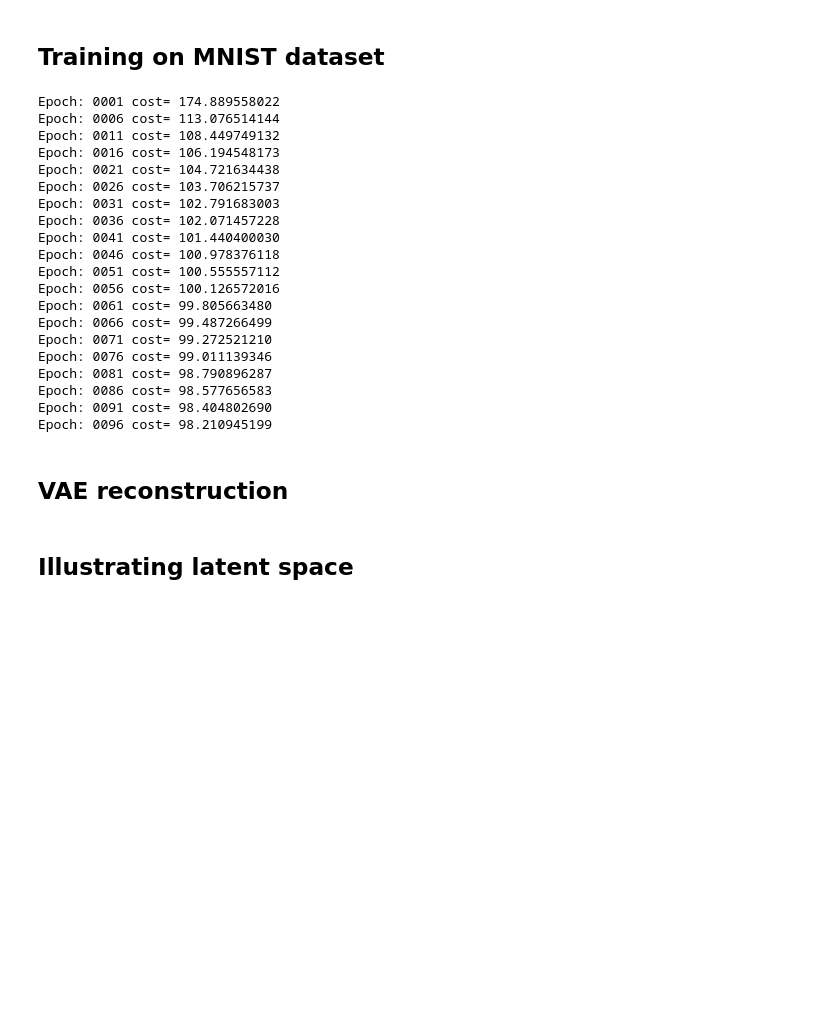
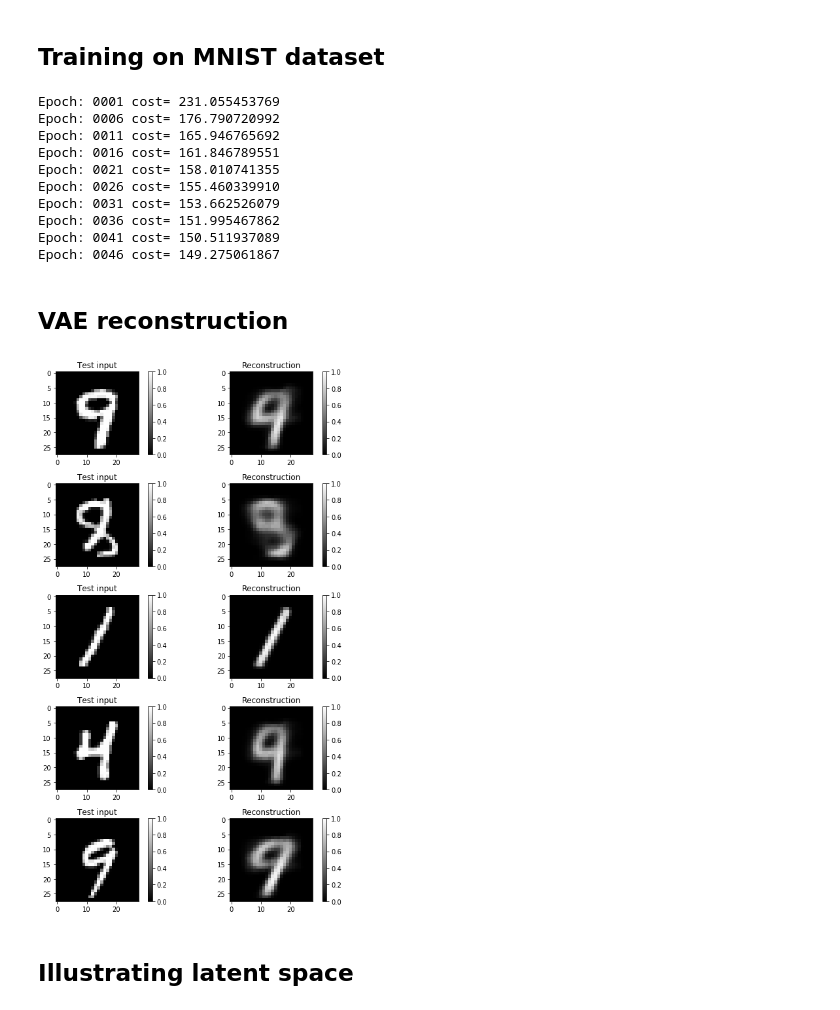
Before and after one commit to Logan-Lin/ELAINE-tensorflow, a Jupyter notebook: ELAINE.ipynb, the cells around one changed output. Drawn from its saved outputs; the diff is of its cells as text; code cells hidden in the pictures; blank space fills up the shorter version.

```diff
--- a/ELAINE.ipynb
+++ b/ELAINE.ipynb
@@ -57,11 +49,12 @@ class VariationalAutoencoder(object):
     """
 
     def __init__(self, network_architecture, transfer_fct=tf.nn.softplus,
-                 learning_rate=0.001, batch_size=100):
+                 learning_rate=0.001, batch_size=100, beta=0.5):
         self.network_architecture = network_architecture
         self.transfer_fct = transfer_fct
         self.learning_rate = learning_rate
         self.batch_size = batch_size
+        self.beta = beta
 
         # tf Graph input
         self.x = tf.placeholder(
@@ -95,7 +88,7 @@ class VariationalAutoencoder(object):
         n_z = self.network_architecture["n_z"]
         eps = tf.random_normal((self.batch_size, n_z), 0, 1,
                                dtype=tf.float32)
-        # z = mu + sigma*epsilon
+        # z = mu + sigma*epsilon, `*` represents element-wise product.
         self.z = tf.add(self.z_mean,
                         tf.multiply(tf.sqrt(tf.exp(self.z_log_sigma_sq)), eps))
 
@@ -169,15 +162,15 @@ class VariationalAutoencoder(object):
         #     is given.
         # Adding 1e-10 to avoid evaluation of log(0.0)
         reconstr_loss = \
-            -tf.reduce_sum(self.x * tf.log(1e-10 + self.x_reconstr_mean)
-                           + (1-self.x) * tf.log(1e-10 + 1 - self.x_reconstr_mean), 1)
+            -tf.reduce_sum(self.x * tf.log(1e-6 + self.x_reconstr_mean)
+                           + (1-self.x) * tf.log(1e-6 + 1 - self.x_reconstr_mean), 1)
         # 2.) The latent loss, which is defined as the Kullback Leibler divergence
         # between the distribution in latent space induced by the encoder on
         #     the data and some prior. This acts as a kind of regularizer.
         #     This can be interpreted as the number of "nats" required
         #     for transmitting the the latent space distribution given
         #     the prior.
-        latent_loss = -0.5 * tf.reduce_sum(1 + self.z_log_sigma_sq
+        latent_loss = -self.beta * tf.reduce_sum(1 + self.z_log_sigma_sq
                                            - tf.square(self.z_mean)
                                            - tf.exp(self.z_log_sigma_sq), 1)
         self.cost = tf.reduce_mean(
@@ -224,10 +217,11 @@ class VariationalAutoencoder(object):
 ## Training on MNIST dataset
 # %%
 def train(network_architecture, learning_rate=0.001,
-          batch_size=100, training_epochs=10, display_step=5):
+          batch_size=1000, training_epochs=10, display_step=5, beta=0.5):
     vae = VariationalAutoencoder(network_architecture,
                                  learning_rate=learning_rate,
-                                 batch_size=batch_size)
+                                 batch_size=batch_size,
+                                 beta=beta)
     # Training cycle
     for epoch in range(training_epochs):
         avg_cost = 0.
@@ -253,51 +247,42 @@ network_architecture = \
          n_hidden_gener_1=250, # 1st layer decoder neurons
          n_hidden_gener_2=500, # 2nd layer decoder neurons
          n_input=784, # MNIST data input (img shape: 28*28)
-         n_z=8)  # dimensionality of latent space
+         n_z=2)  # dimensionality of latent space
 
-vae = train(network_architecture, training_epochs=100)
+vae = train(network_architecture, training_epochs=50, beta=0.5)
 # %% [output]
-Epoch: 0001 cost= 174.889558022
-Epoch: 0006 cost= 113.076514144
-Epoch: 0011 cost= 108.449749132
-Epoch: 0016 cost= 106.194548173
-Epoch: 0021 cost= 104.721634438
-Epoch: 0026 cost= 103.706215737
-Epoch: 0031 cost= 102.791683003
-Epoch: 0036 cost= 102.071457228
-Epoch: 0041 cost= 101.440400030
-Epoch: 0046 cost= 100.978376118
-Epoch: 0051 cost= 100.555557112
-Epoch: 0056 cost= 100.126572016
-Epoch: 0061 cost= 99.805663480
-Epoch: 0066 cost= 99.487266499
-Epoch: 0071 cost= 99.272521210
-Epoch: 0076 cost= 99.011139346
-Epoch: 0081 cost= 98.790896287
-Epoch: 0086 cost= 98.577656583
-Epoch: 0091 cost= 98.404802690
-Epoch: 0096 cost= 98.210945199
+Epoch: 0001 cost= 231.055453769
+Epoch: 0006 cost= 176.790720992
+Epoch: 0011 cost= 165.946765692
+Epoch: 0016 cost= 161.846789551
+Epoch: 0021 cost= 158.010741355
+Epoch: 0026 cost= 155.460339910
+Epoch: 0031 cost= 153.662526079
+Epoch: 0036 cost= 151.995467862
+Epoch: 0041 cost= 150.511937089
+Epoch: 0046 cost= 149.275061867
 # %% [markdown]
 ## VAE reconstruction
 # %%
 import matplotlib.pyplot as plt
 # %%
-x_sample = mnist.test.next_batch(100)[0]
+x_sample = mnist.test.next_batch(1000)[0]
 x_reconstruct = vae.reconstruct(x_sample)
 
 plt.figure(figsize=(8, 12))
 for i in range(5):
-
     plt.subplot(5, 2, 2*i + 1)
     plt.imshow(x_sample[i].reshape(28, 28), vmin=0, vmax=1, cmap="gray")
     plt.title("Test input")
     plt.colorbar()
     plt.subplot(5, 2, 2*i + 2)
     plt.imshow(x_reconstruct[i].reshape(28, 28), vmin=0, vmax=1, cmap="gray")
     plt.title("Reconstruction")
     plt.colorbar()
 plt.tight_layout()
 plt.show()
+# %% [output]
+[figure, added]
 # %% [markdown]
 ## Illustrating latent space
 # %% [markdown]
```
Also changed, not shown: parts of 8 cells of this notebook.
